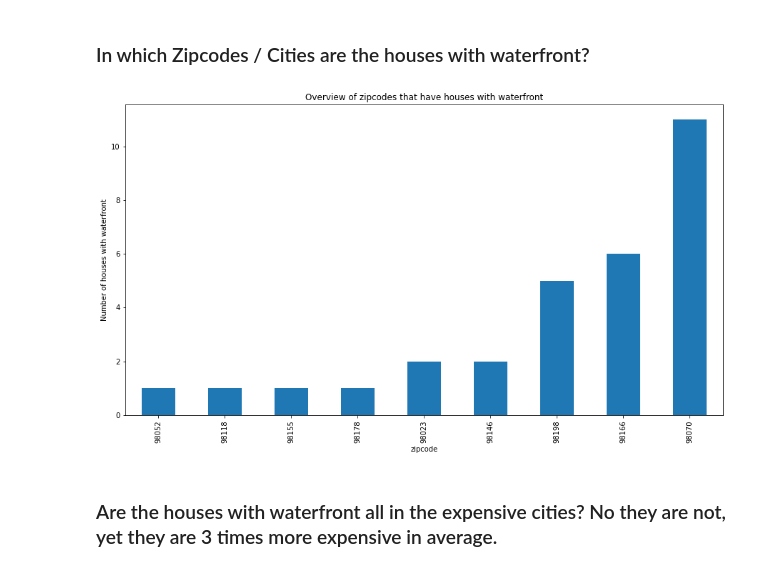
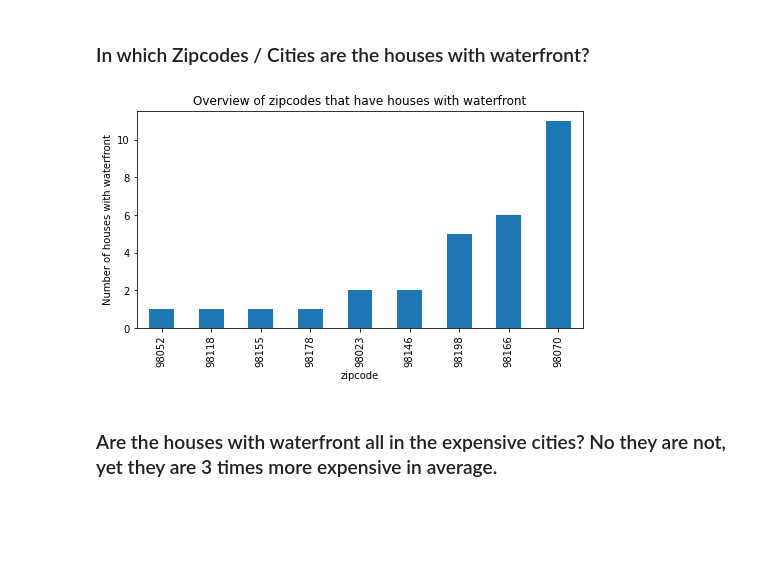
Before and after one commit to christine-berlin/house_price_predictions, a Jupyter notebook: notebooks/EDA.ipynb, the cells around one changed output. Saved outputs shown, nothing was run; the diff lists cells and outputs as text; code cells hidden in the pictures; blank space fills up the shorter version.

```diff
--- a/notebooks/EDA.ipynb
+++ b/notebooks/EDA.ipynb
@@ -715,11 +768,12 @@ houses_wfr = df_king_county_cut.query('waterfront==1').count()
 ### In which Zipcodes / Cities are the houses with waterfront?
 # %%
 waterfront=df_king_county_cut[df_king_county['waterfront']==1]
+plt.figure(figsize = (8,4))
 waterfront.groupby('zipcode').waterfront.count().sort_values().plot(kind='bar')
 plt.title('Overview of zipcodes that have houses with waterfront')
 plt.ylabel('Number of houses with waterfront');
 # %% [output]
-[figure, old version]
+[figure, new version]
 # %% [markdown]
 ### Are the houses with waterfront all in the expensive cities? No they are not, yet they are 3 times more expensive in average.
 # %%
```
Also changed, not shown: parts of 14 cells of this notebook.
